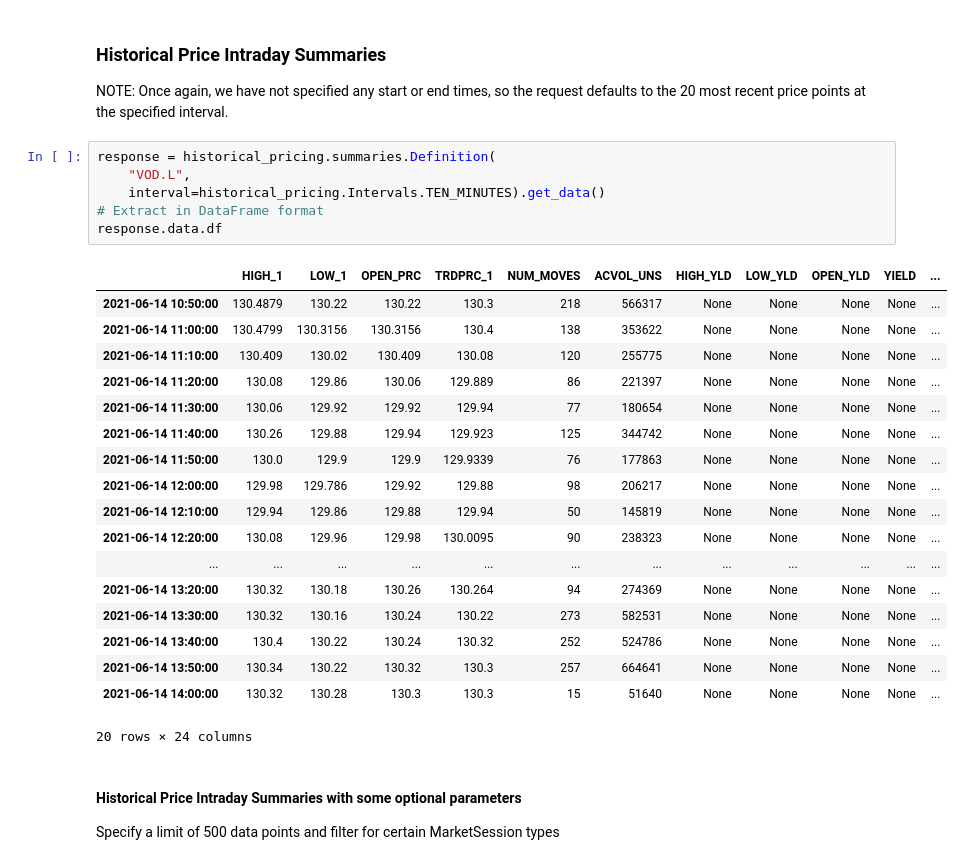
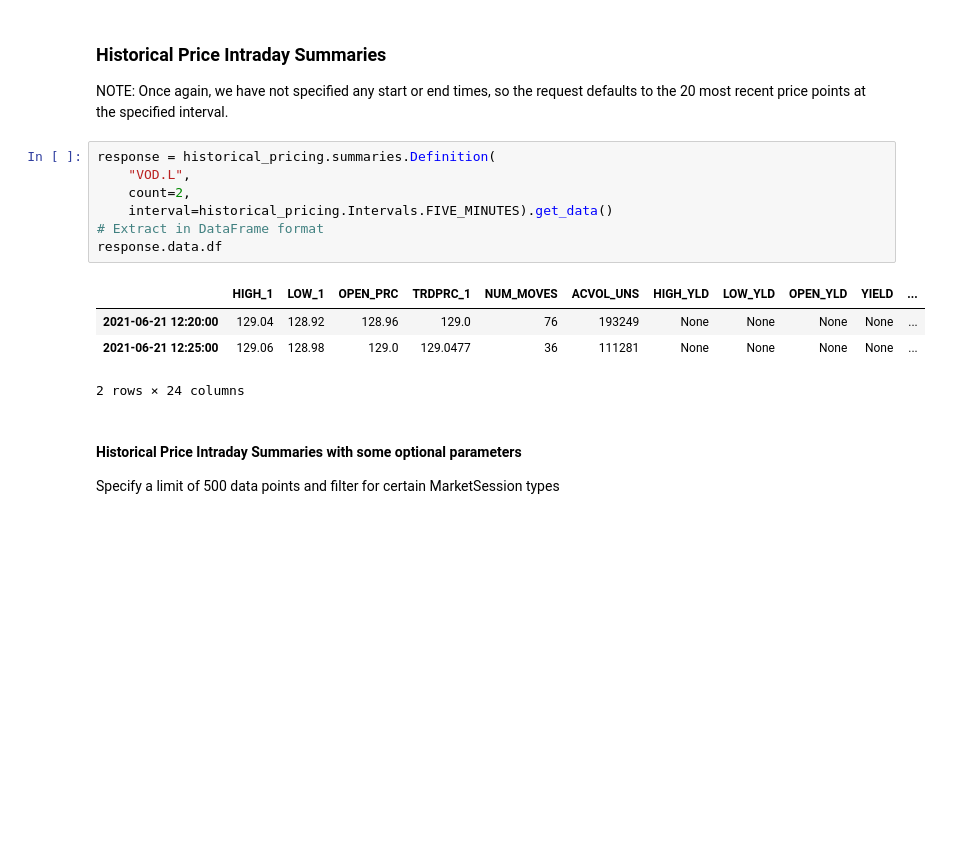
Before and after one commit to LSEG-API-Samples/Example.DataLibrary.Python, a Jupyter notebook: 2.Content/2.1-HistoricalPricing/2.1.01-HistoricalPricing.ipynb, the cells around one changed output. Drawn from its saved outputs; the diff is of its cells as text; blank space fills up the shorter version.

```diff
--- a/2.Content/2.1-HistoricalPricing/2.1.01-HistoricalPricing.ipynb
+++ b/2.Content/2.1-HistoricalPricing/2.1.01-HistoricalPricing.ipynb
@@ -122,28 +125,15 @@ NOTE: Once again, we have not specified any start or end times, so the request d
 # %%
 response = historical_pricing.summaries.Definition(
     "VOD.L",
-    interval=historical_pricing.Intervals.TEN_MINUTES).get_data()
+    count=2,
+    interval=historical_pricing.Intervals.FIVE_MINUTES).get_data()
 # Extract in DataFrame format
 response.data.df
 # %% [output]
 |  | HIGH_1 | LOW_1 | OPEN_PRC | TRDPRC_1 | NUM_MOVES | ACVOL_UNS | HIGH_YLD | LOW_YLD | OPEN_YLD | YIELD | ... |
-| 2021-06-14 10:50:00 | 130.4879 | 130.22 | 130.22 | 130.3 | 218 | 566317 | None | None | None | None | ... |
-| 2021-06-14 11:00:00 | 130.4799 | 130.3156 | 130.3156 | 130.4 | 138 | 353622 | None | None | None | None | ... |
-| 2021-06-14 11:10:00 | 130.409 | 130.02 | 130.409 | 130.08 | 120 | 255775 | None | None | None | None | ... |
-| 2021-06-14 11:20:00 | 130.08 | 129.86 | 130.06 | 129.889 | 86 | 221397 | None | None | None | None | ... |
-| 2021-06-14 11:30:00 | 130.06 | 129.92 | 129.92 | 129.94 | 77 | 180654 | None | None | None | None | ... |
-| 2021-06-14 11:40:00 | 130.26 | 129.88 | 129.94 | 129.923 | 125 | 344742 | None | None | None | None | ... |
-| 2021-06-14 11:50:00 | 130.0 | 129.9 | 129.9 | 129.9339 | 76 | 177863 | None | None | None | None | ... |
-| 2021-06-14 12:00:00 | 129.98 | 129.786 | 129.92 | 129.88 | 98 | 206217 | None | None | None | None | ... |
-| 2021-06-14 12:10:00 | 129.94 | 129.86 | 129.88 | 129.94 | 50 | 145819 | None | None | None | None | ... |
-| 2021-06-14 12:20:00 | 130.08 | 129.96 | 129.98 | 130.0095 | 90 | 238323 | None | None | None | None | ... |
-| ... | ... | ... | ... | ... | ... | ... | ... | ... | ... | ... | ... |
-| 2021-06-14 13:20:00 | 130.32 | 130.18 | 130.26 | 130.264 | 94 | 274369 | None | None | None | None | ... |
-| 2021-06-14 13:30:00 | 130.32 | 130.16 | 130.24 | 130.22 | 273 | 582531 | None | None | None | None | ... |
-| 2021-06-14 13:40:00 | 130.4 | 130.22 | 130.24 | 130.32 | 252 | 524786 | None | None | None | None | ... |
-| 2021-06-14 13:50:00 | 130.34 | 130.22 | 130.32 | 130.3 | 257 | 664641 | None | None | None | None | ... |
-| 2021-06-14 14:00:00 | 130.32 | 130.28 | 130.3 | 130.3 | 15 | 51640 | None | None | None | None | ... |
+| 2021-06-21 12:20:00 | 129.04 | 128.92 | 128.96 | 129.0 | 76 | 193249 | None | None | None | None | ... |
+| 2021-06-21 12:25:00 | 129.06 | 128.98 | 129.0 | 129.0477 | 36 | 111281 | None | None | None | None | ... |
-20 rows × 24 columns
+2 rows × 24 columns
 # %% [markdown]
 #### Historical Price Intraday Summaries with some optional parameters
 
```
Also changed, not shown: parts of 2 cells of this notebook.
